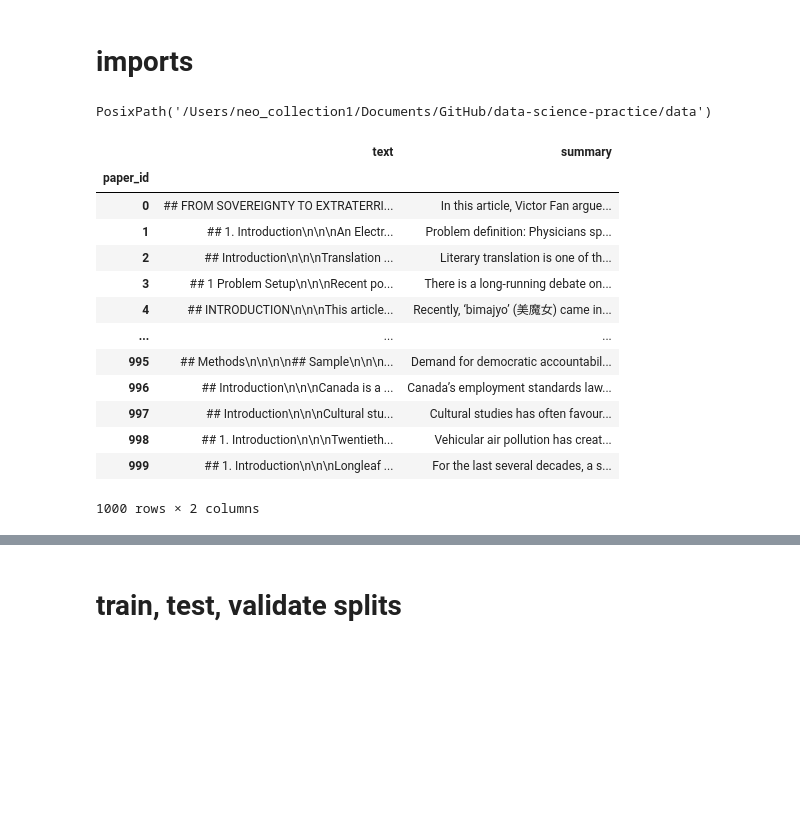
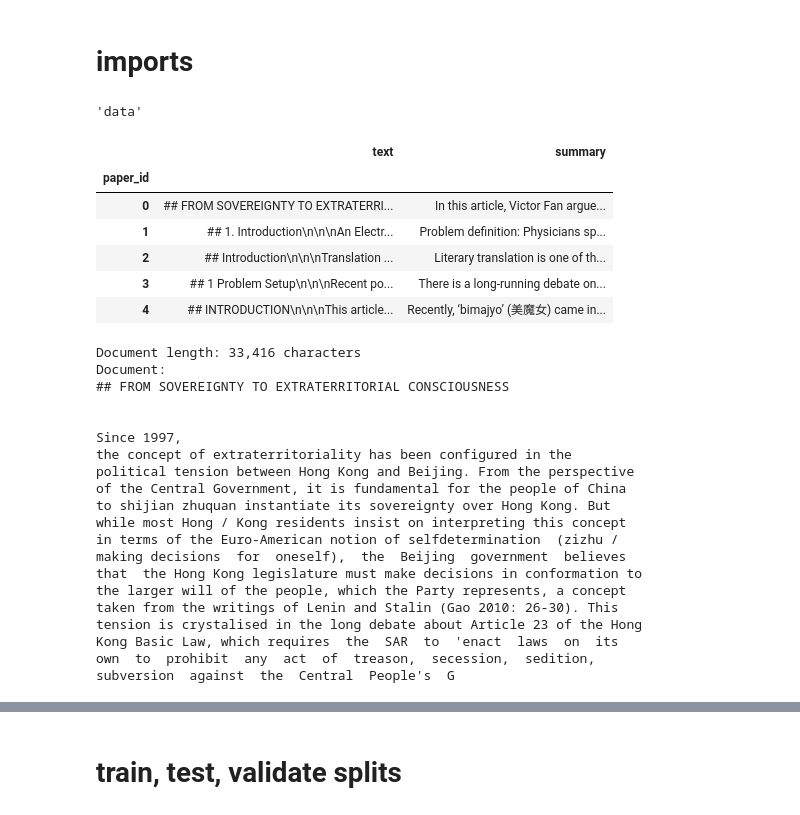
Before and after one commit to ideaguy3d/data-science-practice, a Jupyter notebook: driven-data/research-summarization.ipynb, the cells around one changed output, grey strips where cells are left out. Saved outputs shown, nothing was run; the diff lists cells and outputs as text; code cells hidden in the pictures; blank space fills up the shorter version.

```diff
--- a/driven-data/research-summarization.ipynb
+++ b/driven-data/research-summarization.ipynb
@@ -15,26 +15,44 @@ from tqdm.auto import tqdm
 # %%
 LLM_SERVER = "http://localhost:11434"
 MODEL = "gemma3:1b"
-DATA_DIR = Path.cwd().parent / "data"
+DATA_DIR = "data"
 # %%
 DATA_DIR
 # %% [output]
-PosixPath('/Users/neo_collection1/Documents/GitHub/data-science-practice/data')
+'data'
 # %%
-df = pd.read_csv(DATA_DIR / "train.csv", index_col=0)
-df
+df = pd.read_csv(DATA_DIR + "/train.csv", index_col=0)
+df.head()
 # %% [output]
 |  | text | summary |
 | paper_id |  |  |
 | 0 | ## FROM SOVEREIGNTY TO EXTRATERRI... | In this article, Victor Fan argue... |
 | 1 | ## 1. Introduction\n\n\nAn Electr... | Problem definition: Physicians sp... |
 | 2 | ## Introduction\n\n\nTranslation ... | Literary translation is one of th... |
 | 3 | ## 1 Problem Setup\n\n\nRecent po... | There is a long-running debate on... |
 | 4 | ## INTRODUCTION\n\n\nThis article... | Recently, ‘bimajyo’ (美魔女) came in... |
-| ... | ... | ... |
-| 995 | ## Methods\n\n\n\n## Sample\n\n\n... | Demand for democratic accountabil... |
-| 996 | ## Introduction\n\n\nCanada is a ... | Canada’s employment standards law... |
-| 997 | ## Introduction\n\n\nCultural stu... | Cultural studies has often favour... |
-| 998 | ## 1. Introduction\n\n\nTwentieth... | Vehicular air pollution has creat... |
-| 999 | ## 1. Introduction\n\n\nLongleaf ... | For the last several decades, a s... |
-1000 rows × 2 columns
+# %%
+print(f"Document length: {len(df.loc[0, 'text']):,} characters")
+print("Document:")
+print(fill(df.loc[0, "text"], replace_whitespace=False)[:1000])
+# %% [output]
+Document length: 33,416 characters
+Document:
+## FROM SOVEREIGNTY TO EXTRATERRITORIAL CONSCIOUSNESS
+
+
+Since 1997,
+the concept of extraterritoriality has been configured in the
+political tension between Hong Kong and Beijing. From the perspective
+of the Central Government, it is fundamental for the people of China
+to shijian zhuquan instantiate its sovereignty over Hong Kong. But
+while most Hong / Kong residents insist on interpreting this concept
+in terms of the Euro-American notion of selfdetermination  (zizhu /
+making decisions  for  oneself),  the  Beijing  government  believes
+that  the Hong Kong legislature must make decisions in conformation to
+the larger will of the people, which the Party represents, a concept
+taken from the writings of Lenin and Stalin (Gao 2010: 26-30). This
+tension is crystalised in the long debate about Article 23 of the Hong
+Kong Basic Law, which requires  the  SAR  to  'enact  laws  on  its
+own  to  prohibit  any  act  of  treason,  secession,  sedition,
+subversion  against  the  Central  People's  G
```
Also changed, not shown: parts of 29 cells of this notebook.
